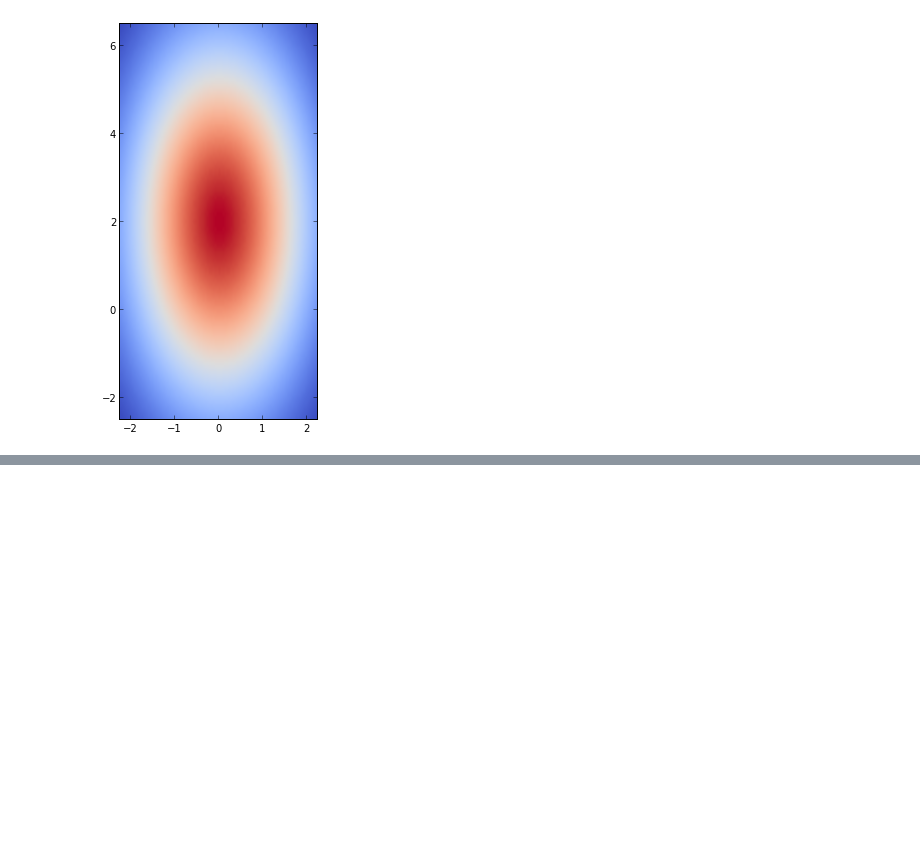
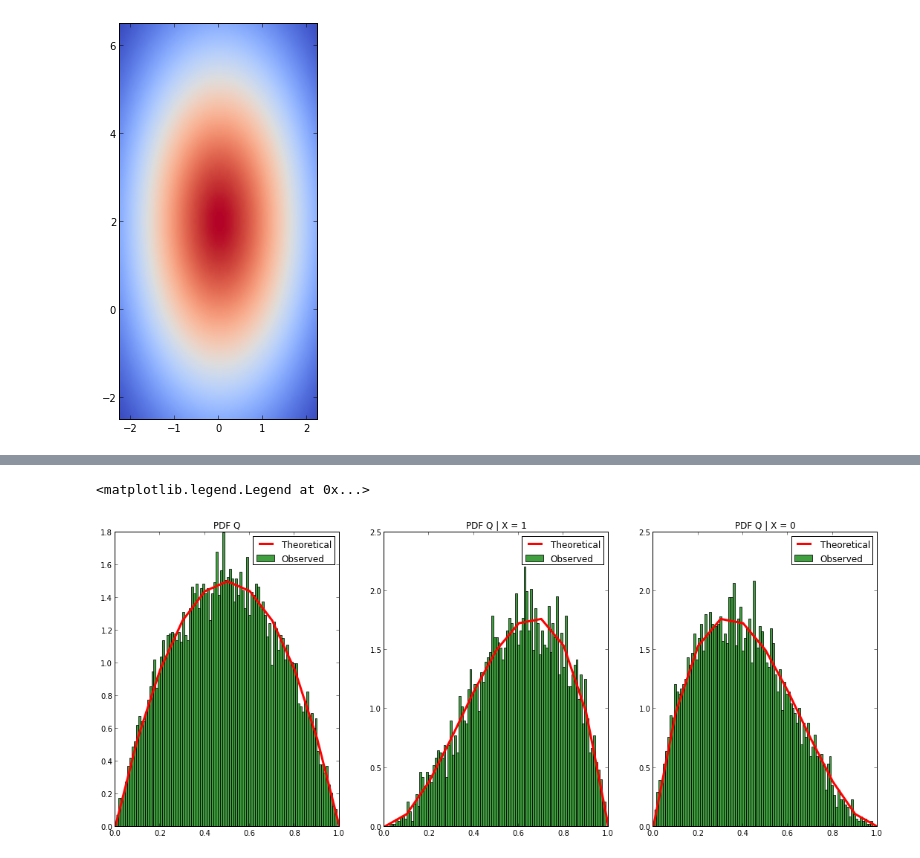
Before and after one commit to masinoa/probability, a Jupyter notebook: Continuous_Random_Variables.ipynb, the cells around one changed output, grey strips where cells are left out. Cells and saved outputs as stored; diff of their text form; code cells hidden in the pictures; blank space fills up the shorter version.

```diff
--- a/Continuous_Random_Variables.ipynb
+++ b/Continuous_Random_Variables.ipynb
@@ -298,0 +325,52 @@ $$f_{Y \vert N}\left(y\vert n\right) = \frac{f_Y\left(y\right)P\left(N=n\vert Y=
+# %%
+import scipy.optimize as sciOpt
+
+def F(q):
+    return 3 * q**2 - 2 * q**3
+
+def inv_cdf(y):
+    def costFunc(x): return F(x) - y
+    return sciOpt.newton(costFunc, .5)
+
+def X(q):
+    if numpy.random.uniform() <= q: return 1
+    else: return 0
+
+numsamples = 10000
+Qs = [inv_cdf(y) for y in numpy.random.uniform(size=numsamples)]
+Xs = [X(q) for q in Qs]
+Q1 = []
+Q0 = []
+for i in range(len(Xs)):
+    if Xs[i] == 1:
+        Q1.append(Qs[i]) #these are the Q values for which X=1 is observed
+    else:
+        Q0.append(Qs[i]) #these are the Q values for which X=0 is observed
+
+f,axarr = pyplot.subplots(1,3)
+f.subplots_adjust(right=2.5)
+f.subplots_adjust(top=1.5)
+
+# histogram data for PDF Q
+n, bins, patches = axarr[0].hist(Qs, 100, normed=1, facecolor='green', alpha=0.75)
+fQ = [6*(q/10.0)*(1.0-q/10.0) for q in range(11)]
+axarr[0].plot([q/10.0 for q in range(11)], fQ, color='r', lw=3)
+axarr[0].set_title("PDF Q")
+axarr[0].legend(["Theoretical","Observed"])
+
+#histogram data for PDF Q | X = 1
+n, bins, patches = axarr[1].hist(Q1, 100, normed=1, facecolor='green', alpha=0.75)
+fQ1 = [12*(q/10.0)**2*(1.0-q/10.0) for q in range(11)]
+axarr[1].plot([q/10.0 for q in range(11)], fQ1, color='r', lw=3)
+axarr[1].set_title("PDF Q | X = 1")
+axarr[1].legend(["Theoretical","Observed"])
+
+#histogram data for PDF Q | X = 1
+n, bins, patches = axarr[2].hist(Q0, 100, normed=1, facecolor='green', alpha=0.75)
+fQ0 = [12*(q/10.0)*(1.0-q/10.0)**2 for q in range(11)]
+axarr[2].plot([q/10.0 for q in range(11)], fQ0, color='r', lw=3)
+axarr[2].set_title("PDF Q | X = 0")
+axarr[2].legend(["Theoretical","Observed"])
+# %% [output]
+<matplotlib.legend.Legend at 0x...>
+[figure, added]
```
Also changed, not shown: parts of 2 cells of this notebook.
